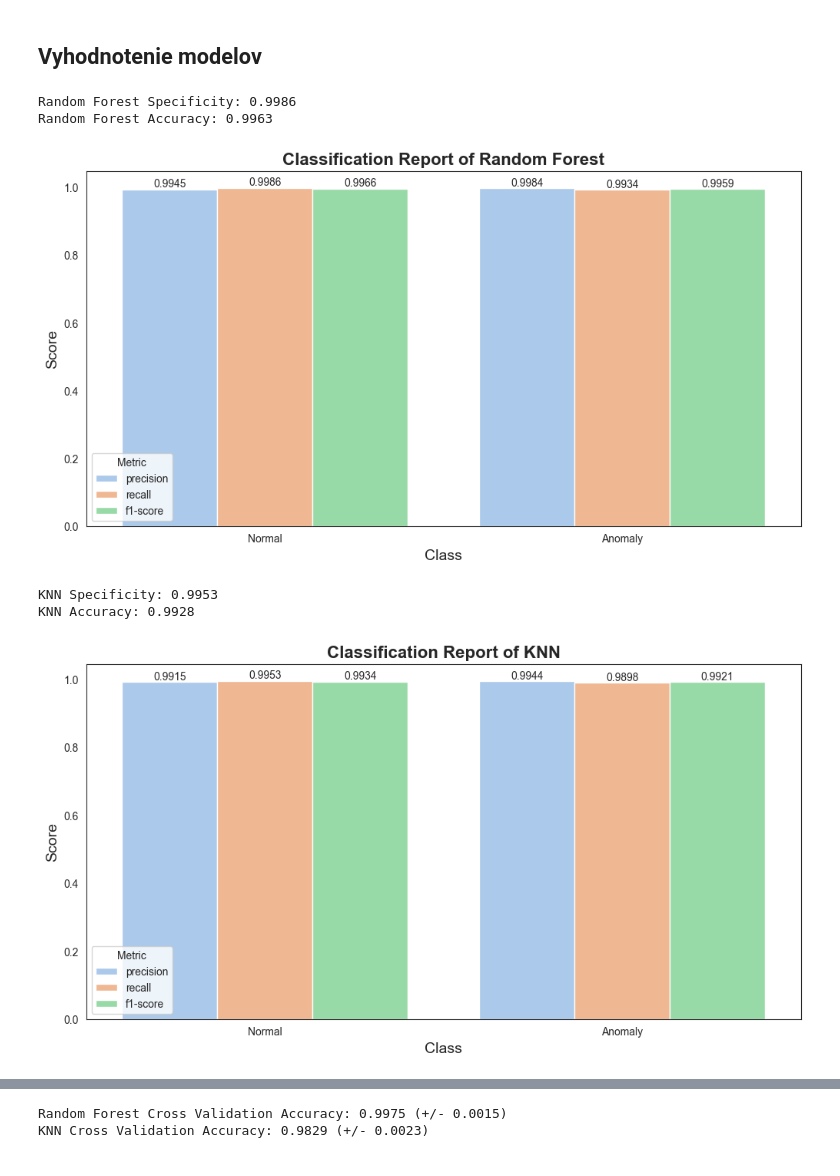
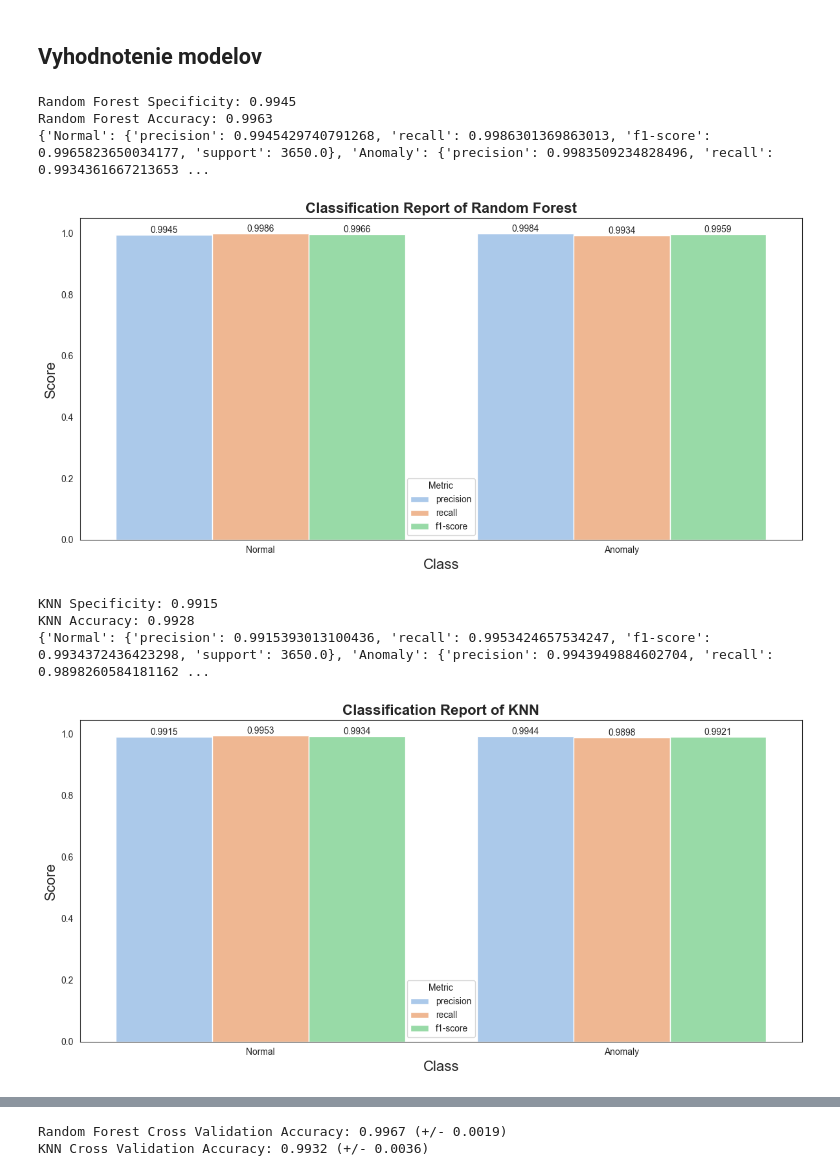
Before and after one commit to M4jkky/CRISP-DataMining, a Jupyter notebook: modeling_1.ipynb, the cells around one changed output, grey strips where cells are left out. Cells and saved outputs as stored; diff of their text form; code cells hidden in the pictures.

```diff
--- a/modeling_1.ipynb
+++ b/modeling_1.ipynb
@@ -54,54 +55,64 @@ target_names = ["Normal", "Anomaly"]
 
 for name, model in models:
     y_pred = model.predict(X_test)
-    cm = confusion_matrix(y_test, y_pred)
+    cm = confusion_matrix(y_test, y_pred).T
     tn, fp, fn, tp = cm.ravel()
     specificity = tn / (tn + fp)
     print(f"{name} Specificity: {specificity:.4f}")
     print(f"{name} Accuracy: {accuracy_score(y_test, y_pred):.4f}")
     report = classification_report(y_test, y_pred, target_names=target_names, output_dict=True)
+    print(report)
     report_df = pd.DataFrame(report).transpose().reset_index()
 
     report_melted = report_df.melt(id_vars='index', value_vars=['precision', 'recall', 'f1-score'], var_name='metric', value_name='score')
     report_melted = report_melted[~report_melted['index'].isin(['macro avg', 'weighted avg', 'accuracy'])]
 
     plt.figure(figsize=(12, 6))
     ax = sns.barplot(x='index', y='score', hue='metric', data=report_melted, palette='pastel')
 
     for container in ax.containers:
         ax.bar_label(container, fmt='%.4f')
 
     plt.title(f'Classification Report of {name}', fontsize=16, fontweight='bold')
-    plt.xlabel('Class', fontsize=14)
-    plt.ylabel('Score', fontsize=14)
+    plt.xlabel('Class', fontsize=16)
+    plt.ylabel('Score', fontsize=16)
     plt.legend(title='Metric')
+    plt.tight_layout()
     plt.show()
 
 for name, model in models:
-    sns.heatmap(confusion_matrix(y_test, model.predict(X_test)), annot=True, cmap='Blues', linewidths=5, fmt='d', xticklabels=target_names, yticklabels=target_names, cbar=False)
+    cm = confusion_matrix(y_test, model.predict(X_test)).T
+    tn, fp, fn, tp = cm.ravel()
+    annot = [[f'TN\n{tn}', f'FP\n{fp}'], [f'FN\n{fn}', f'TP\n{tp}']]
+
+    sns.heatmap(cm, annot=annot, cmap='Blues', linewidths=5, fmt='', xticklabels=target_names, yticklabels=target_names, cbar=False, annot_kws={'size': 20})
     plt.title(f'CM of {name}', fontsize=16, fontweight='bold')
-    plt.xlabel('True', fontsize=14)
-    plt.ylabel('Predicted', fontsize=14)
+    plt.xlabel('True', fontsize=16)
+    plt.ylabel('Predicted', fontsize=16)
+    plt.tight_layout()
     plt.show()
 
 for name, model in models:
     y_pred = model.predict_proba(X_test)[:, 1]
     fpr, tpr, _ = roc_curve(y_test, y_pred)
     roc_auc = auc(fpr, tpr)
 
     plt.figure(figsize=(12, 6))
     plt.plot(fpr, tpr, label=f'{name} AUC = {roc_auc:.4f}', color='red', lw=2)
     plt.plot([0, 1], [0, 1], linestyle='--', color='grey', lw=2)
-    plt.xlabel('False Positive Rate', fontsize=14)
-    plt.ylabel('True Positive Rate', fontsize=14)
+    plt.xlabel('False Positive Rate', fontsize=16)
+    plt.ylabel('True Positive Rate', fontsize=16)
     plt.title(f'ROC curve of {name}', fontsize=16, fontweight='bold')
     plt.legend(loc='lower right', fontsize=12)
     plt.grid(True, linestyle='--', alpha=0.7)
+    plt.tight_layout()
     plt.show()
 # %% [output]
-Random Forest Specificity: 0.9986
+Random Forest Specificity: 0.9945
 Random Forest Accuracy: 0.9963
+{'Normal': {'precision': 0.9945429740791268, 'recall': 0.9986301369863013, 'f1-score': 0.9965823650034177, 'support': 3650.0}, 'Anomaly': {'precision': 0.9983509234828496, 'recall': 0.9934361667213653 ...
-[figure, old version]
+[figure, new version]
-KNN Specificity: 0.9953
+KNN Specificity: 0.9915
 KNN Accuracy: 0.9928
+{'Normal': {'precision': 0.9915393013100436, 'recall': 0.9953424657534247, 'f1-score': 0.9934372436423298, 'support': 3650.0}, 'Anomaly': {'precision': 0.9943949884602704, 'recall': 0.9898260584181162 ...
-[figure, old version]
+[figure, new version]
@@ -113,9 +124,13 @@ KNN Accuracy: 0.9928
 X_train = data.drop(columns=['class'])
 y_train = data['class']
 
+scaler = StandardScaler()
+
+X_train = scaler.fit_transform(X_train[quantitative])
+
 for name, model in models:
     scores = cross_val_score(model, X_train, y_train, cv=10, scoring='accuracy')
     print(f"{name} Cross Validation Accuracy: {scores.mean():.4f} (+/- {scores.std() * 2:.4f})")
 # %% [output]
-Random Forest Cross Validation Accuracy: 0.9975 (+/- 0.0015)
-KNN Cross Validation Accuracy: 0.9829 (+/- 0.0023)
+Random Forest Cross Validation Accuracy: 0.9967 (+/- 0.0019)
+KNN Cross Validation Accuracy: 0.9932 (+/- 0.0036)
```
Also changed, not shown: parts of 5 cells of this notebook.
